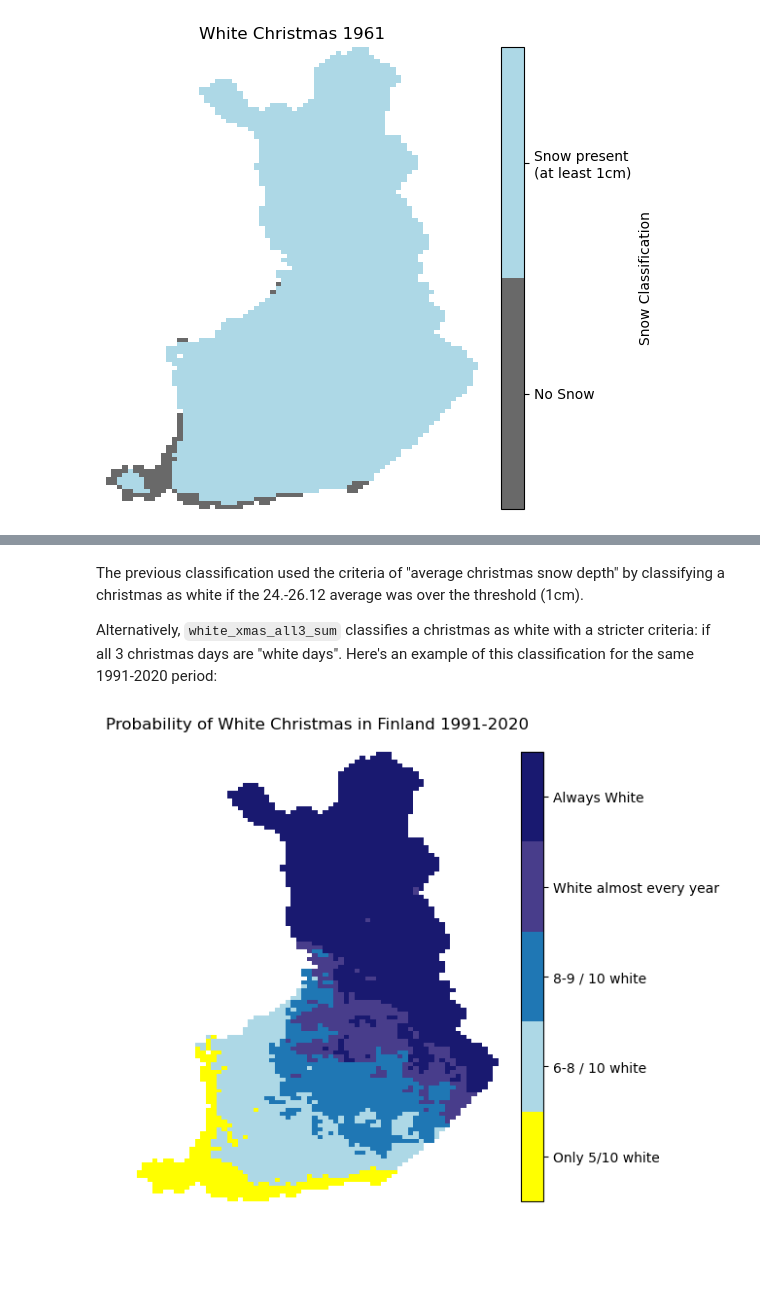
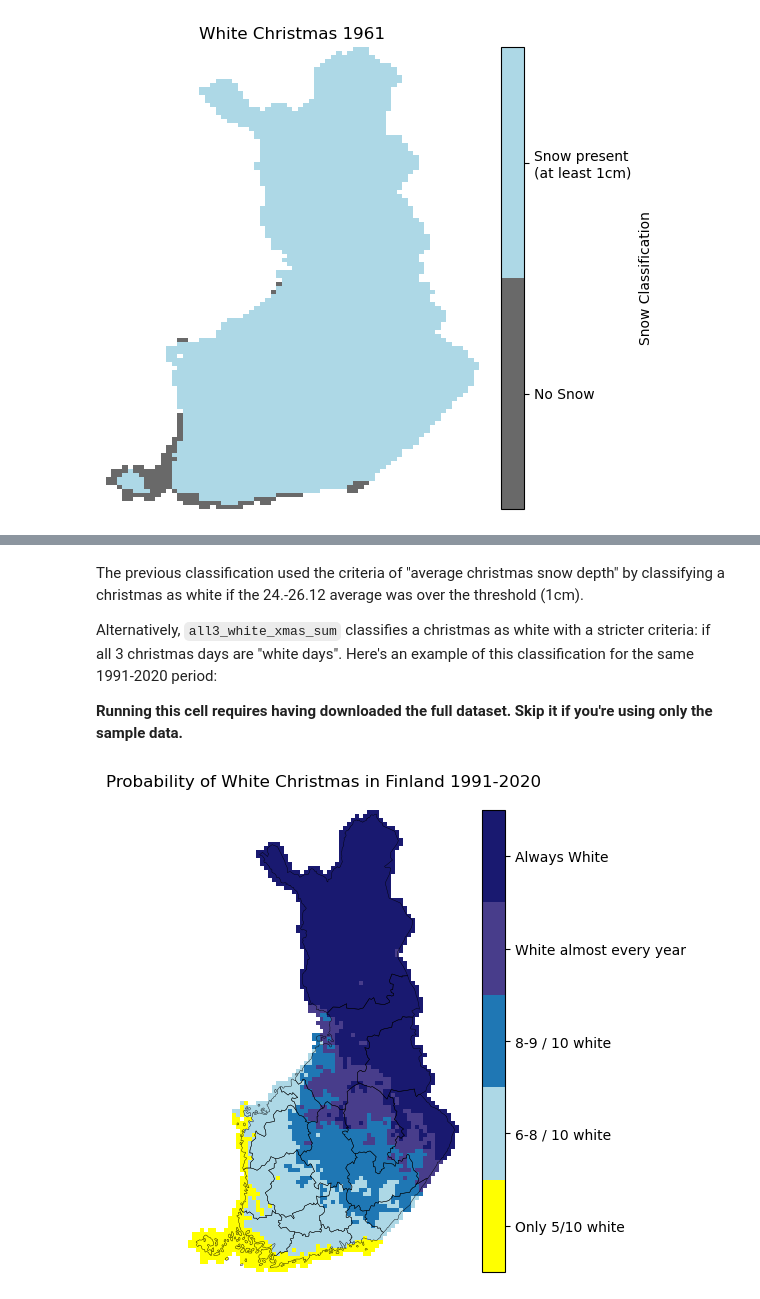
Before and after one commit to marcelomouta/white-christmas-project, a Jupyter notebook: final-assignment.ipynb, the cells around one changed output, grey strips where cells are left out. Saved outputs shown, nothing was run; the diff lists cells and outputs as text; code cells hidden in the pictures; blank space fills up the shorter version.

```diff
--- a/final-assignment.ipynb
+++ b/final-assignment.ipynb
@@ -185,17 +202,19 @@ snow.plot_prob_white_xmas(prob_white_xmas, start_year, end_year)
 # %% [markdown]
 The previous classification used the criteria of "average christmas snow depth" by classifying a christmas as white if the 24.-26.12 average was over the threshold (1cm).
 
-Alternatively, `white_xmas_all3_sum` classifies a christmas as white with a stricter criteria: if all 3 christmas days are "white days". Here's an example of this classification for the same 1991-2020 period:
+Alternatively, `all3_white_xmas_sum` classifies a christmas as white with a stricter criteria: if all 3 christmas days are "white days". Here's an example of this classification for the same 1991-2020 period:
+
+**Running this cell requires having downloaded the full dataset. Skip it if you're using only the sample data.**
 # %%
 # Raster with nr. of occurrences of "White Christmas" using all3 criteria
-all3_white_xmas_sum = snow.white_xmas_all3_sum(snow_rasters) # year interval defaults to 1991-2020
+all3_white_xmas_sum = snow.all3_white_xmas_sum(snow_rasters) # year interval defaults to 1991-2020
 
-# change 30-year scale to 0-10
+# change 30-year scale to 10-year scale
 all3_white_xmas_sum /= 3
 
 # Classify probability of "White Christmas" and plot same as before
 all3_white_prob = snow.classify_prob_white_xmas(all3_white_xmas_sum)
-snow.plot_prob_white_xmas(all3_white_prob, start_year, end_year)
+snow.plot_prob_white_xmas(all3_white_prob, start_year, end_year, finland_regions)
 # %% [output]
-[figure, old version]
+[figure, new version]
 # %% [markdown]
```
Also changed, not shown: parts of 29 cells of this notebook.
